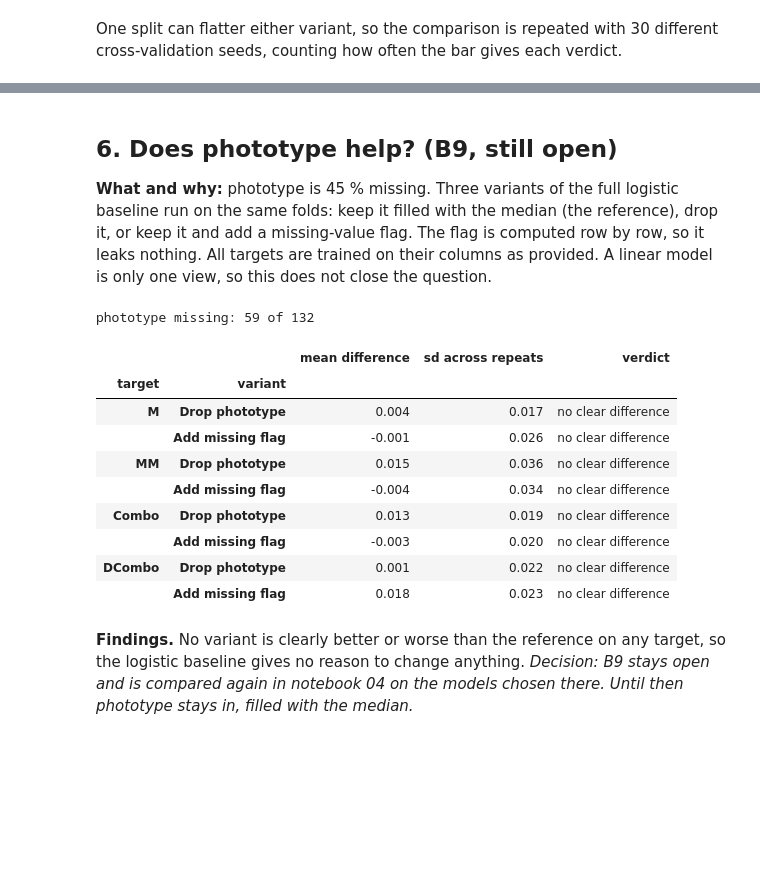
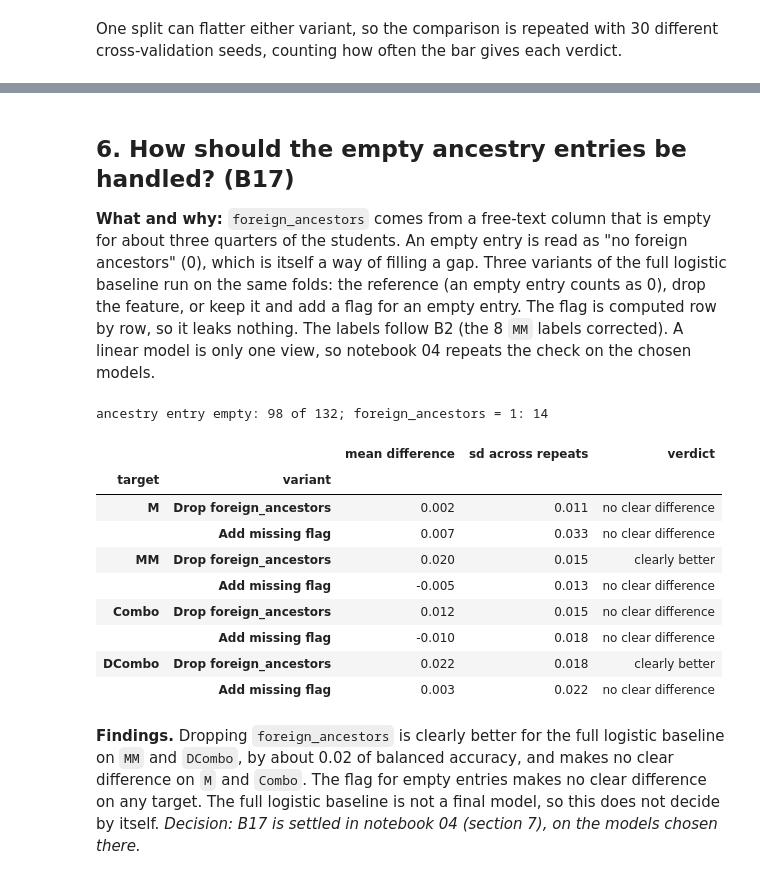
Before and after one commit to tomas20oriol-jpg/miopia-ml-project, a Jupyter notebook: notebooks/03_baselines_validation.ipynb, the cells around one changed output, grey strips where cells are left out. Cells and saved outputs as stored; diff of their text form; code cells hidden in the pictures; blank space fills up the shorter version.

```diff
--- a/notebooks/03_baselines_validation.ipynb
+++ b/notebooks/03_baselines_validation.ipynb
@@ -85,7 +85,7 @@ inconsistent students per MM validation fold: 1 to 2
 # %%
 baselines = {"Majority class": (majority_baseline(), X_train),
              "Logistic, axial length only": (logistic_baseline(), X_train[["axial_length"]]),
-             "Logistic, all 33 features": (logistic_baseline(), X_train)}
+             "Logistic, all 32 features": (logistic_baseline(), X_train)}
 
 folds = pd.concat([evaluate(model, data, Y_train[t], Y_train[t], strata[t])[0].assign(target=t, model=name)
                    for t in TARGETS for name, (model, data) in baselines.items()], ignore_index=True)
@@ -111,7 +111,7 @@ summary.round(2)
 # %% [markdown]
 The figure shows the balanced accuracy of each validation fold rather than only the mean, because the spread matters as much as the centre with so few students. The dashed line is what the majority class scores.
 # %%
-model_colors = {"Logistic, axial length only": VERMILLION, "Logistic, all 33 features": BLUE}
+model_colors = {"Logistic, axial length only": VERMILLION, "Logistic, all 32 features": BLUE}
 rng = np.random.default_rng(0)
 fig, axes = plt.subplots(1, 4, figsize=(11, 3.6), sharey=True)
 for ax, target in zip(axes, TARGETS):
@@ -123,12 +123,12 @@ for ax, target in zip(axes, TARGETS):
                    meanprops={"marker": "D", "markerfacecolor": "white", "markeredgecolor": "black", "markersize": 5})
     ax.axhline(chance, color="0.35", ls="--", lw=1.2, zorder=0)
     ax.text(0.5, 0.03, f"dashed: majority class\n{chance:.2f}", ha="center", va="bottom", fontsize=9, color="0.35")
-    ax.set_xticks([0, 1], ["Axial\nlength", "All 33\nfeatures"])
+    ax.set_xticks([0, 1], ["Axial\nlength", "All 32\nfeatures"])
     ax.set_xlim(-0.5, 1.5)
     ax.set_ylim(0, 1.03)
     ax.set_title(target)
 axes[0].set_ylabel("Balanced accuracy per fold")
-fig.suptitle("On balanced accuracy, axial length alone does at least as well as all 33 features (diamond: mean)", fontweight="bold")
+fig.suptitle("On balanced accuracy, axial length alone does at least as well as all 32 features (diamond: mean)", fontweight="bold")
 fig.tight_layout()
 save_fig(fig, "03_baselines")
 plt.show()
@@ -140,11 +140,11 @@ The two logistic models ran on the same folds, so the bar of section 2 can compa
 axial_vs_full = {}
 for target in TARGETS:
     of_target = folds[folds["target"] == target]
-    full = of_target[of_target["model"] == "Logistic, all 33 features"]
+    full = of_target[of_target["model"] == "Logistic, all 32 features"]
     axial = of_target[of_target["model"] == "Logistic, axial length only"]
     axial_vs_full[target] = {f"{m}: {k}": v for m in ["balanced_accuracy", "macro_f1", "accuracy"]
                              for k, v in paired_difference(full, axial, m).items() if k != "sd across repeats"}
-print("All 33 features minus axial length only (same folds):")
+print("All 32 features minus axial length only (same folds):")
 display(pd.DataFrame(axial_vs_full).T)
 
 recall_columns = [c for c in folds.columns if c.startswith("recall_")]
@@ -290,32 +290,34 @@ The group table explains why the correction is plausible: A says `SI` for the 8
 # %% [markdown]
-## 6. Does phototype help? (B9, still open)
+## 6. How should the empty ancestry entries be handled? (B17)
 
-**What and why:** phototype is 45 % missing. Three variants of the full logistic baseline run on the same folds: keep it filled with the median (the reference), drop it, or keep it and add a missing-value flag. The flag is computed row by row, so it leaks nothing. All targets are trained on their columns as provided. A linear model is only one view, so this does not close the question.
+**What and why:** `foreign_ancestors` comes from a free-text column that is empty for about three quarters of the students. An empty entry is read as "no foreign ancestors" (0), which is itself a way of filling a gap. Three variants of the full logistic baseline run on the same folds: the reference (an empty entry counts as 0), drop the feature, or keep it and add a flag for an empty entry. The flag is computed row by row, so it leaks nothing. The labels follow B2 (the 8 `MM` labels corrected). A linear model is only one view, so notebook 04 repeats the check on the chosen models.
 # %%
-variants ={"Drop phototype": X_train.drop(columns="phototype"),
-            "Add missing flag": X_train.assign(phototype_missing=X_train["phototype"].isna().astype(float))}
-print(f"phototype missing: {int(X_train['phototype'].isna().sum())} of {len(X_train)}")
+ancestry_missing = X_train_raw["origen antepasados (extranjeros)"].isna().astype(float)
+variants = {"Drop foreign_ancestors": X_train.drop(columns="foreign_ancestors"),
+            "Add missing flag": X_train.assign(ancestry_missing=ancestry_missing)}
+print(f"ancestry entry empty: {int(ancestry_missing.sum())} of {len(X_train)}; foreign_ancestors = 1: {int(X_train['foreign_ancestors'].sum())}")
 rows = []
 for target in TARGETS:
-    reference, _ = evaluate(logistic_baseline(), X_train, Y_train[target], Y_train[target], strata[target])
+    strata_b2 = make_strata(Y_corrected, target)
+    reference, _ = evaluate(logistic_baseline(), X_train, Y_corrected[target], Y_corrected[target], strata_b2)
     for name, data in variants.items():
-        result, _ = evaluate(logistic_baseline(), data, Y_train[target], Y_train[target], strata[target])
+        result, _ = evaluate(logistic_baseline(), data, Y_corrected[target], Y_corrected[target], strata_b2)
         rows.append({"target": target, "variant": name, **paired_difference(result, reference)})
 pd.DataFrame(rows).set_index(["target", "variant"]).astype({"mean difference": float, "sd across repeats": float}).round(3)
 # %% [output]
-phototype missing: 59 of 132
+ancestry entry empty: 98 of 132; foreign_ancestors = 1: 14
 |  |  | mean difference | sd across repeats | verdict |
 | target | variant |  |  |  |
-| M | Drop phototype | 0.004 | 0.017 | no clear difference |
-|  | Add missing flag | -0.001 | 0.026 | no clear difference |
-| MM | Drop phototype | 0.015 | 0.036 | no clear difference |
-|  | Add missing flag | -0.004 | 0.034 | no clear difference |
-| Combo | Drop phototype | 0.013 | 0.019 | no clear difference |
-|  | Add missing flag | -0.003 | 0.020 | no clear difference |
-| DCombo | Drop phototype | 0.001 | 0.022 | no clear difference |
-|  | Add missing flag | 0.018 | 0.023 | no clear difference |
+| M | Drop foreign_ancestors | 0.002 | 0.011 | no clear difference |
+|  | Add missing flag | 0.007 | 0.033 | no clear difference |
+| MM | Drop foreign_ancestors | 0.020 | 0.015 | clearly better |
+|  | Add missing flag | -0.005 | 0.013 | no clear difference |
+| Combo | Drop foreign_ancestors | 0.012 | 0.015 | no clear difference |
+|  | Add missing flag | -0.010 | 0.018 | no clear difference |
+| DCombo | Drop foreign_ancestors | 0.022 | 0.018 | clearly better |
+|  | Add missing flag | 0.003 | 0.022 | no clear difference |
 # %% [markdown]
-**Findings.** No variant is clearly better or worse than the reference on any target, so the logistic baseline gives no reason to change anything. *Decision: B9 stays open and is compared again in notebook 04 on the models chosen there. Until then phototype stays in, filled with the median.*
+**Findings.** Dropping `foreign_ancestors` is clearly better for the full logistic baseline on `MM` and `DCombo`, by about 0.02 of balanced accuracy, and makes no clear difference on `M` and `Combo`. The flag for empty entries makes no clear difference on any target. The full logistic baseline is not a final model, so this does not decide by itself. *Decision: B17 is settled in notebook 04 (section 7), on the models chosen there.*
 # %% [markdown]
 ## 7. Summary
 
```
Also changed, not shown: parts of 12 cells of this notebook, 47 other files.
